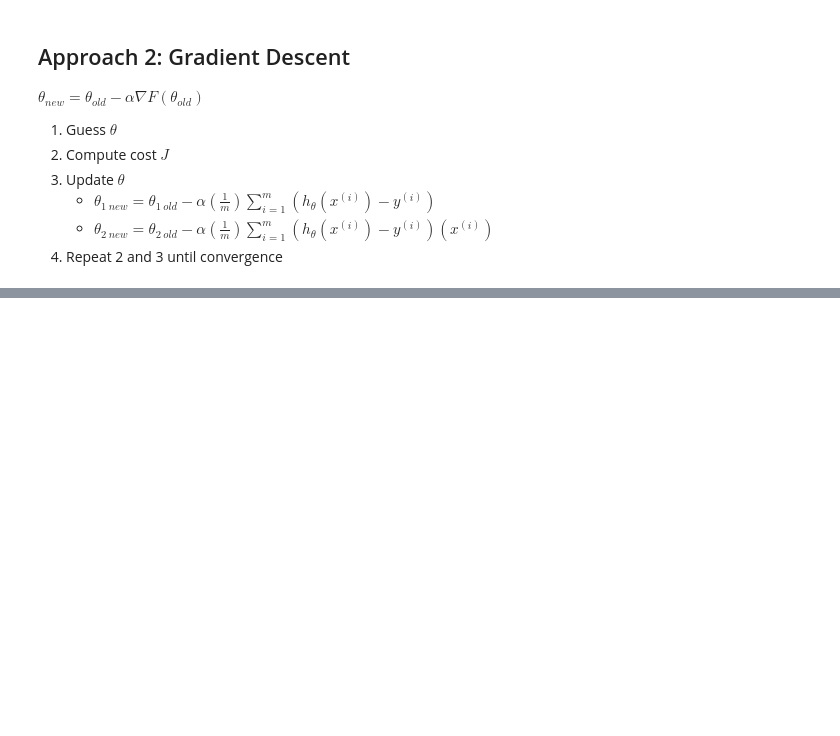
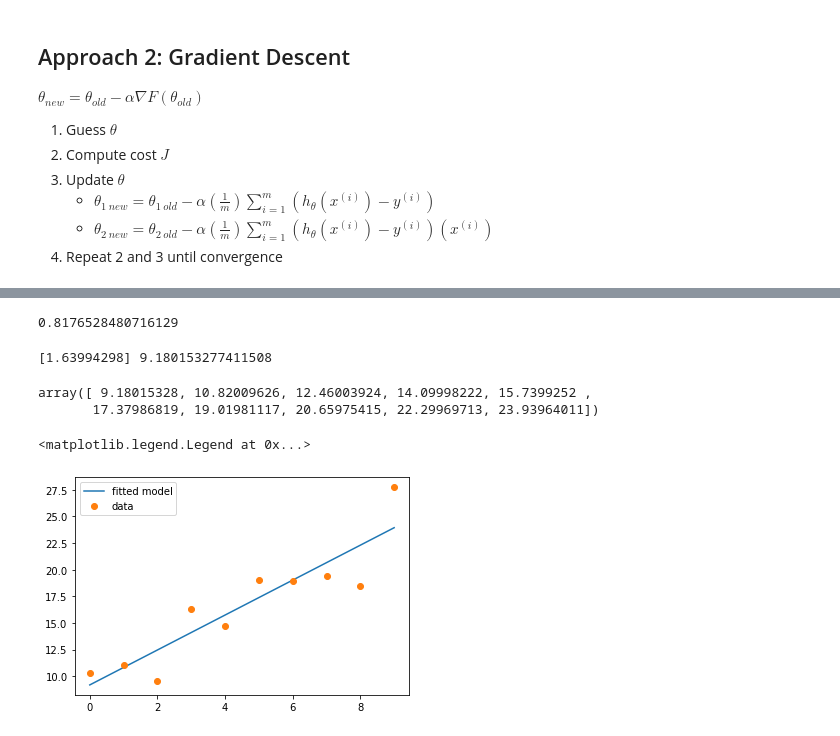
Before and after one commit to jimuelceleste/machine_learning_notes, a Jupyter notebook: Linear_Regression_and_Gradient_Descent.ipynb, the cells around one changed output, grey strips where cells are left out. Cells and saved outputs as stored; diff of their text form; code cells hidden in the pictures; blank space fills up the shorter version.

```diff
--- a/Linear_Regression_and_Gradient_Descent.ipynb
+++ b/Linear_Regression_and_Gradient_Descent.ipynb
@@ -183,0 +191,22 @@ plt.legend()
+# %%
+model_sklearn = LinearRegression().fit(x.reshape(-1, 1), y_noisy)
+model_sklearn.score(x.reshape(-1, 1), y_noisy)
+# %% [output]
+0.8176528480716129
+# %%
+print(model_sklearn.coef_, model_sklearn.intercept_)
+# %% [output]
+[1.63994298] 9.180153277411508
+# %%
+y_pred = model_sklearn.predict(x.reshape(-1, 1))
+y_pred
+# %% [output]
+array([ 9.18015328, 10.82009626, 12.46003924, 14.09998222, 15.7399252 ,
+       17.37986819, 19.01981117, 20.65975415, 22.29969713, 23.93964011])
+# %%
+plt.plot(x, y_pred, '-', label='fitted model')
+plt.plot(x, y_noisy, 'o', label='data')
+plt.legend()
+# %% [output]
+<matplotlib.legend.Legend at 0x...>
+[figure, added]
```
Also changed, not shown: parts of 11 cells of this notebook.
